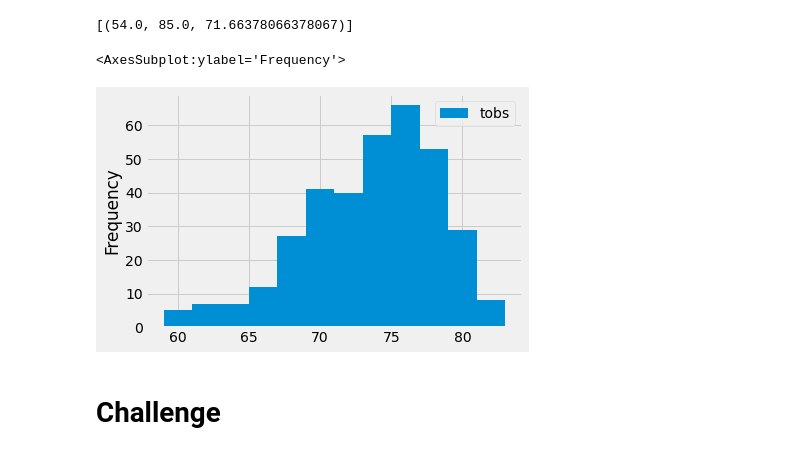
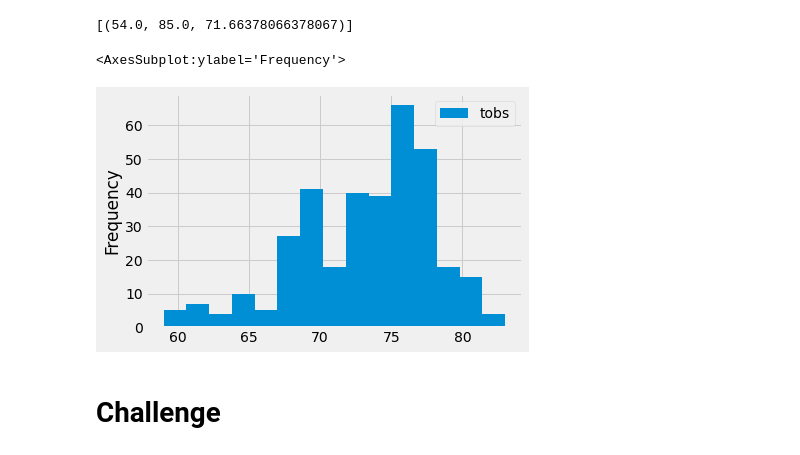
Before and after one commit to harrison-nicole/surfs_up, a Jupyter notebook: climate_analysis.ipynb, the cells around one changed output. Cells and saved outputs as stored; diff of their text form; code cells hidden in the pictures.

```diff
--- a/climate_analysis.ipynb
+++ b/climate_analysis.ipynb
@@ -118,16 +118,16 @@ filter(Measurement.station == 'USC00519281').all()
 # %%
 # Choose the station with the highest number of temperature observations.
 # Query the last 12 months of temperature observation data for this station and plot the results as a histogram
 results = session.query(Measurement.tobs).\
 filter(Measurement.station == 'USC00519281').\
 filter(Measurement.date >= prev_year).all()
 
 df = pd.DataFrame(results, columns=['tobs'])
 
-df.plot.hist(bins=12)
+df.plot.hist(bins=15)
 # %% [output]
 <AxesSubplot:ylabel='Frequency'>
-[figure, old version]
+[figure, new version]
 # %%
 # Write a function called `calc_temps` that will accept start date and end date in the format '%Y-%m-%d'
 # and return the minimum, average, and maximum temperatures for that range of dates
```
Also changed, not shown: parts of 4 cells of this notebook, 5 other files.
